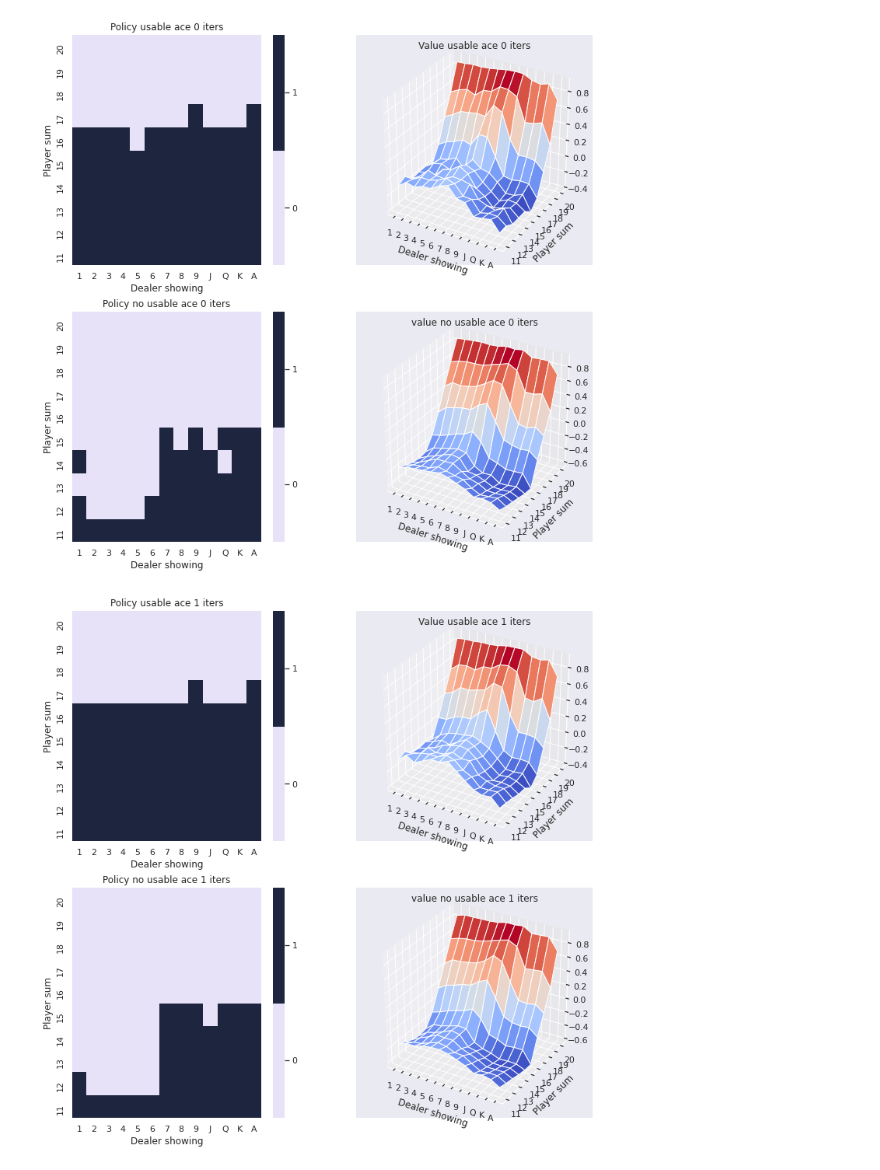
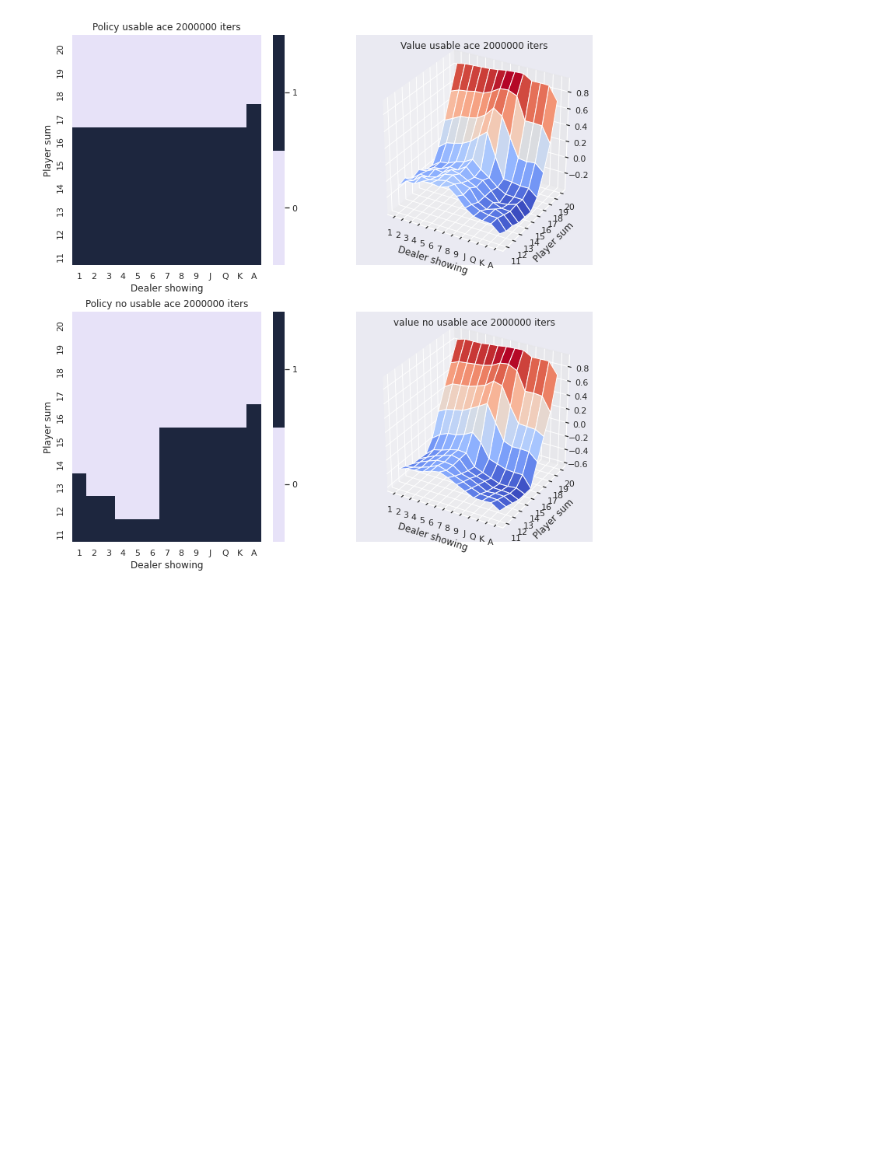
Before and after one commit to RDelg/rl-book, a Jupyter notebook: chapter5.ipynb, the cells around one changed output. Saved outputs shown, nothing was run; the diff lists cells and outputs as text; code cells hidden in the pictures; blank space fills up the shorter version.

```diff
--- a/chapter5.ipynb
+++ b/chapter5.ipynb
@@ -275,9 +275,7 @@ class MonteCarloController():
                 it.iternext()
         return soft_policy_base
 
-    def predict(self, policy=None, n=1, epsilon=0.3, state=None, on_policy=True):
-        if policy is None:
-            policy = self.generate_soft_policy(self.greedy_policy, epsilon=epsilon)
+    def on_policy_improvement(self, policy, n=1, epsilon=0.3, state=None):
         for _ in tqdm(range(n)):
             trajectory = self.generate_episode(policy, state=state)
             g = 0
@@ -288,8 +286,7 @@ class MonteCarloController():
                     index = self._state_action_to_index(trajectory[i-1].state, trajectory[i-1].action)
                     self.n[index] += 1
                     self.state_action_value[index] += (g - self.state_action_value[index]) / self.n[index]
-                    if on_policy:
-                        policy[index[:-1]] = self.generate_soft_policy(self.state_action_value[index[:-1]].argmax(-1), epsilon=epsilon)
+                    policy[index[:-1]] = self.generate_soft_policy(self.state_action_value[index[:-1]].argmax(-1), epsilon=epsilon)
 
     @property
     def greedy_policy(self):
@@ -325,29 +322,26 @@ def plot_policy(policy, ax=None, title='Policy', figsize=(6,6)):
 # %%
 def figure_5_2(figsize=(12,12)):
 
     env = BlackJack()
     mc = MonteCarloController(env)
 
-    max_iterations = 5
     eps = 0.3
-    mc_iterations = 500000
+    iterations = 2000000
 
-    for iter in tqdm(range(max_iterations)):
-        policy = mc.generate_soft_policy(mc.greedy_policy, eps)
-        mc.predict(n=mc_iterations, policy=policy)
+    policy = mc.generate_soft_policy(mc.greedy_policy, eps)
+    mc.on_policy_improvement(policy, n=iterations)
 
-        fig = plt.figure(figsize=figsize)
-        ax = fig.add_subplot(222, projection='3d')
-        plot_state_value(mc.state_value[:,1,:], ax=ax, title=f'Value usable ace {iter} iters')
-        ax = fig.add_subplot(224, projection='3d')
-        plot_state_value(mc.state_value[:,0,:], ax=ax, title=f'value no usable ace {iter} iters')
+    fig = plt.figure(figsize=figsize)
+    ax = fig.add_subplot(222, projection='3d')
+    plot_state_value(mc.state_value[:,1,:], ax=ax, title=f'Value usable ace {iterations} iters')
+    ax = fig.add_subplot(224, projection='3d')
+    plot_state_value(mc.state_value[:,0,:], ax=ax, title=f'value no usable ace {iterations} iters')
 
-        ax = fig.add_subplot(221)
-        plot_policy(mc.greedy_policy[:,1,:], ax=ax, title=f'Policy usable ace {iter} iters')
-        ax = fig.add_subplot(223)
-        plot_policy(mc.greedy_policy[:,0,:], ax=ax, title=f'Policy no usable ace {iter} iters')
+    ax = fig.add_subplot(221)
+    plot_policy(mc.greedy_policy[:,1,:], ax=ax, title=f'Policy usable ace {iterations} iters')
+    ax = fig.add_subplot(223)
+    plot_policy(mc.greedy_policy[:,0,:], ax=ax, title=f'Policy no usable ace {iterations} iters')
 
 figure_5_2()
 # %% [output]
-[figure, old version]
+[figure, new version]
-[figure, removed]
```
Also changed, not shown: parts of 2 cells of this notebook.
